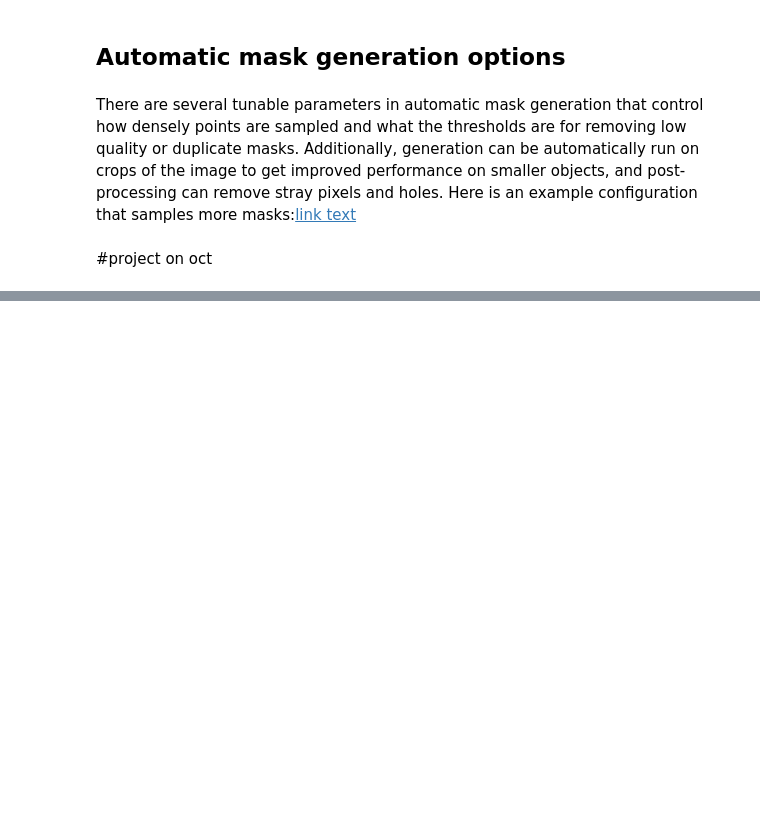
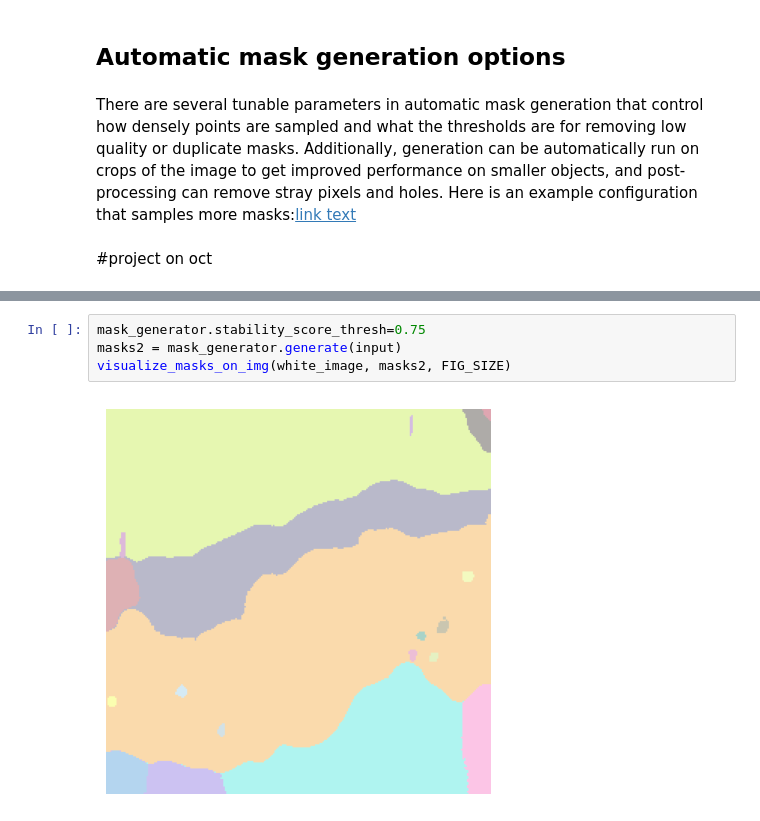
Before and after one commit to WinetraubLab/zero_shot_segmentation, a Jupyter notebook: testing_sam_on_fake_histologies.ipynb, the cells around one changed output, grey strips where cells are left out. Cells and saved outputs as stored; diff of their text form; blank space fills up the shorter version.

```diff
--- a/testing_sam_on_fake_histologies.ipynb
+++ b/testing_sam_on_fake_histologies.ipynb
@@ -198,3 +225,9 @@ visualize_masks_on_img(white_image, masks2, FIG_SIZE)
+# %%
+mask_generator.stability_score_thresh=0.75
+masks2 = mask_generator.generate(input)
+visualize_masks_on_img(white_image, masks2, FIG_SIZE)
+# %% [output]
+[figure, added]
 # %%
 visualize_masks_on_img(input, masks2, FIG_SIZE)
 # %% [output]
```
Also changed, not shown: parts of 26 cells of this notebook.
